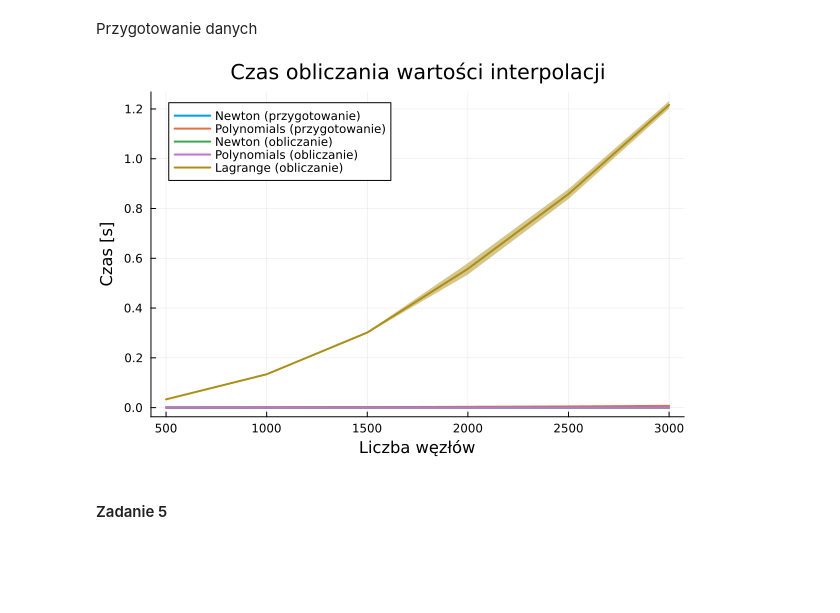
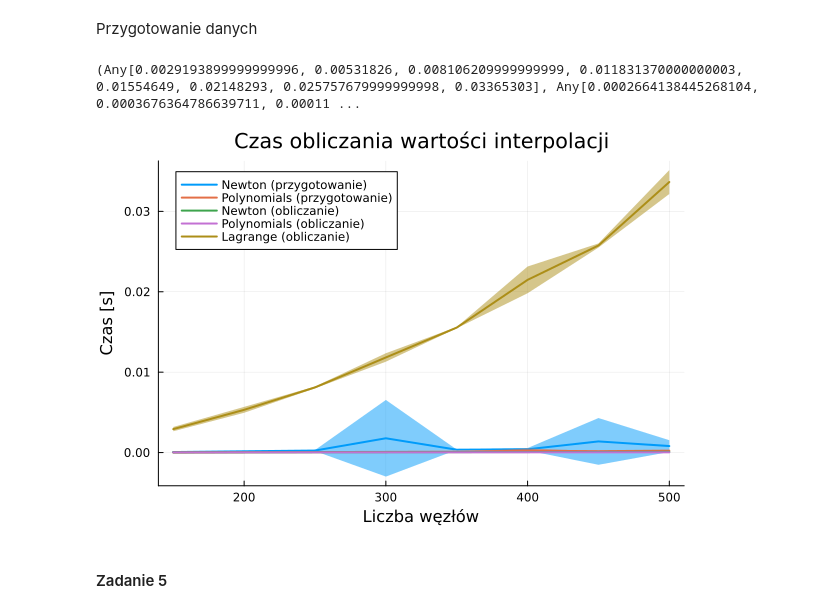
Before and after one commit to Jakub-Woszczek/mownit, a Jupyter notebook: lab4/lab4Sol.ipynb, the cells around one changed output. Cells and saved outputs as stored; diff of their text form; code cells hidden in the pictures; blank space fills up the shorter version.

```diff
--- a/lab4/lab4Sol.ipynb
+++ b/lab4/lab4Sol.ipynb
@@ -259,38 +105,43 @@ end
+# %%
+lag_avg, lag_sd, newt_prep_avg, newt_prep_sd, newt_avg, newt_sd,
+poly_prep_avg, poly_prep_sd, poly_avg, poly_sd,x_test_vals = interpolations_time_comparision()
+# %% [output]
+(Any[0.0029193899999999996, 0.00531826, 0.008106209999999999, 0.011831370000000003, 0.01554649, 0.02148293, 0.025757679999999998, 0.03365303], Any[0.0002664138445268104, 0.0003676364786639711, 0.00011 ...
 # %%
 # Czasy przygotowania
-plot(x_test_vals, y_test_newton_prep_avg;
-     ribbon = y_test_newton_prep_std,
+plot(x_test_vals, newt_prep_avg;
+     ribbon = newt_prep_sd,
      label = "Newton (przygotowanie)",
      xlabel = "Liczba węzłów",
      ylabel = "Czas [s]",
      title = "Czas przygotowania struktur",
      lw = 2)
 
-plot!(x_test_vals, y_test_poly_prep_avg;
-      ribbon = y_test_poly_prep_std,
+plot!(x_test_vals, poly_prep_avg;
+      ribbon = poly_prep_sd,
       label = "Polynomials (przygotowanie)",
       lw = 2)
 
 # Czasy wyliczania wartości
-plot!(x_test_vals, y_test_newton_eval_avg;
-     ribbon = y_test_newton_eval_std,
+plot!(x_test_vals, newt_avg;
+     ribbon = newt_sd,
      label = "Newton (obliczanie)",
      xlabel = "Liczba węzłów",
      ylabel = "Czas [s]",
      title = "Czas obliczania wartości interpolacji",
      lw = 2)
 
-plot!(x_test_vals, y_test_poly_eval_avg;
-      ribbon = y_test_poly_eval_std,
+plot!(x_test_vals, poly_avg;
+      ribbon = poly_sd,
       label = "Polynomials (obliczanie)",
       lw = 2)
 
-plot!(x_test_vals, y_test_lagrange_avg;
-      ribbon = y_test_lagrange_std,
+plot!(x_test_vals, lag_avg;
+      ribbon = lag_sd,
       label = "Lagrange (obliczanie)",
       lw = 2)
 # %% [output]
-[figure, old version]
+[figure, new version]
 # %% [markdown]
 #### Zadanie 5
 # %% [markdown]
```
Also changed, not shown: parts of 21 cells of this notebook, 4 other files.
